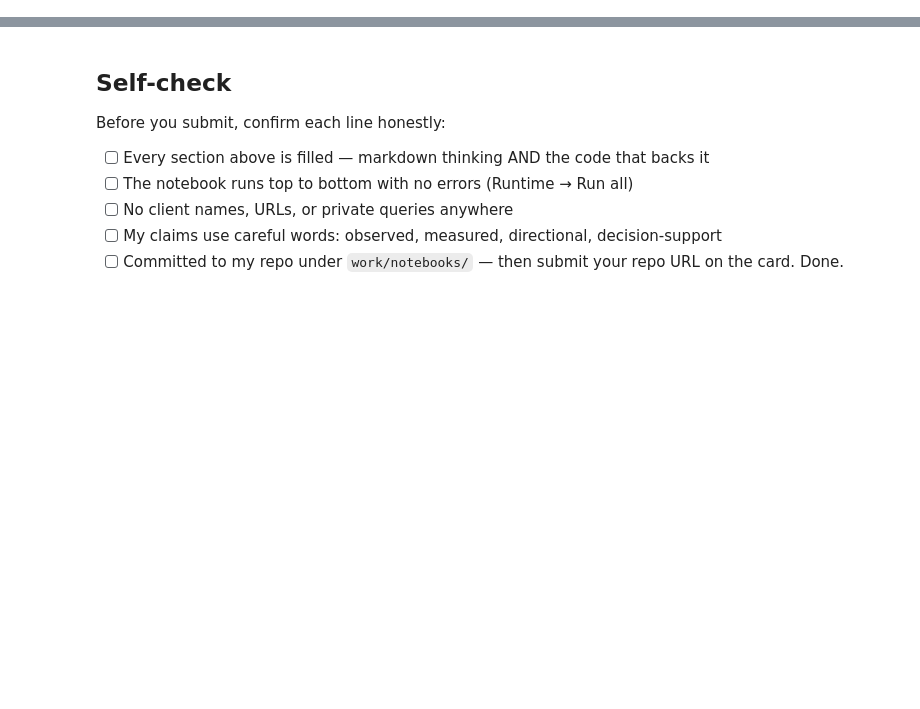
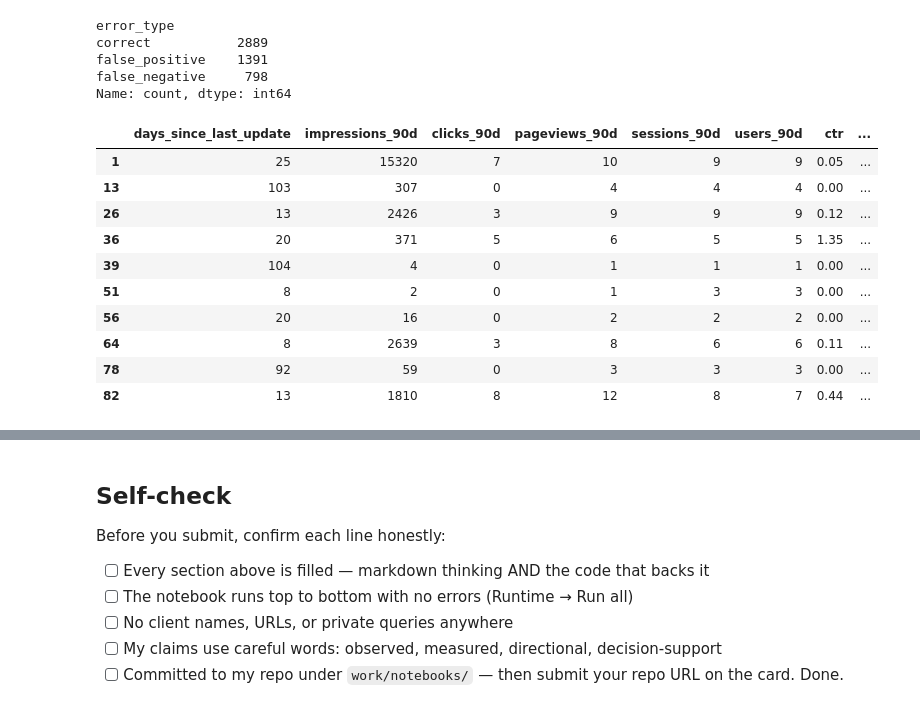
Before and after one commit to fatimahmahmood/flyrank_ml_internship, a Jupyter notebook: work/notebooks/w05_model.ipynb, the cells around one changed output, grey strips where cells are left out. Saved outputs shown, nothing was run; the diff lists cells and outputs as text; code cells hidden in the pictures; blank space fills up the shorter version.

```diff
--- a/work/notebooks/w05_model.ipynb
+++ b/work/notebooks/w05_model.ipynb
@@ -36,0 +87,20 @@ This skeleton is yours to fill. Work the sections **in order** — each one has
+# %%
+# Create binary target
+df["is_declining"] = (df["trend_direction"] == "down").astype(int)
+# Check target distribution
+print(df["is_declining"].value_counts())
+features = [
+    "days_since_last_update",
+    "impressions_90d",
+    "clicks_90d",
+    "pageviews_90d",
+    "sessions_90d",
+    "users_90d",
+    "ctr",
+    "avg_position",
+    "word_count",
+    "content_age_days"]
+# Remove rows with missing values
+model_df = df[features + ["is_declining", "client_id"]].dropna()
+print("Rows after cleaning:", len(model_df))
+print(model_df.head())
@@ -36,0 +286,40 @@ This skeleton is yours to fill. Work the sections **in order** — each one has
+# %%
+# Create a table of test predictions and actual outcomes
+error_df = X_test.copy()
+
+error_df["actual"] = y_test.values
+error_df["predicted"] = y_pred
+
+# Identify prediction errors
+error_df["error_type"] = "correct"
+
+error_df.loc[
+    (error_df["actual"] == 0) & (error_df["predicted"] == 1),
+    "error_type"
+] = "false_positive"
+
+error_df.loc[
+    (error_df["actual"] == 1) & (error_df["predicted"] == 0),
+    "error_type"
+] = "false_negative"
+
+print(error_df["error_type"].value_counts())
+
+error_df[error_df["error_type"] != "correct"].head(10)
+# %% [output]
+error_type
+correct           2889
+false_positive    1391
+false_negative     798
+Name: count, dtype: int64
+|  | days_since_last_update | impressions_90d | clicks_90d | pageviews_90d | sessions_90d | users_90d | ctr | ... |
+| 1 | 25 | 15320 | 7 | 10 | 9 | 9 | 0.05 | ... |
+| 13 | 103 | 307 | 0 | 4 | 4 | 4 | 0.00 | ... |
+| 26 | 13 | 2426 | 3 | 9 | 9 | 9 | 0.12 | ... |
+| 36 | 20 | 371 | 5 | 6 | 5 | 5 | 1.35 | ... |
+| 39 | 104 | 4 | 0 | 1 | 1 | 1 | 0.00 | ... |
+| 51 | 8 | 2 | 0 | 1 | 3 | 3 | 0.00 | ... |
+| 56 | 20 | 16 | 0 | 2 | 2 | 2 | 0.00 | ... |
+| 64 | 8 | 2639 | 3 | 8 | 6 | 6 | 0.11 | ... |
+| 78 | 92 | 59 | 0 | 3 | 3 | 3 | 0.00 | ... |
+| 82 | 13 | 1810 | 8 | 12 | 8 | 7 | 0.44 | ... |
```
Also changed, not shown: parts of 24 cells of this notebook.
